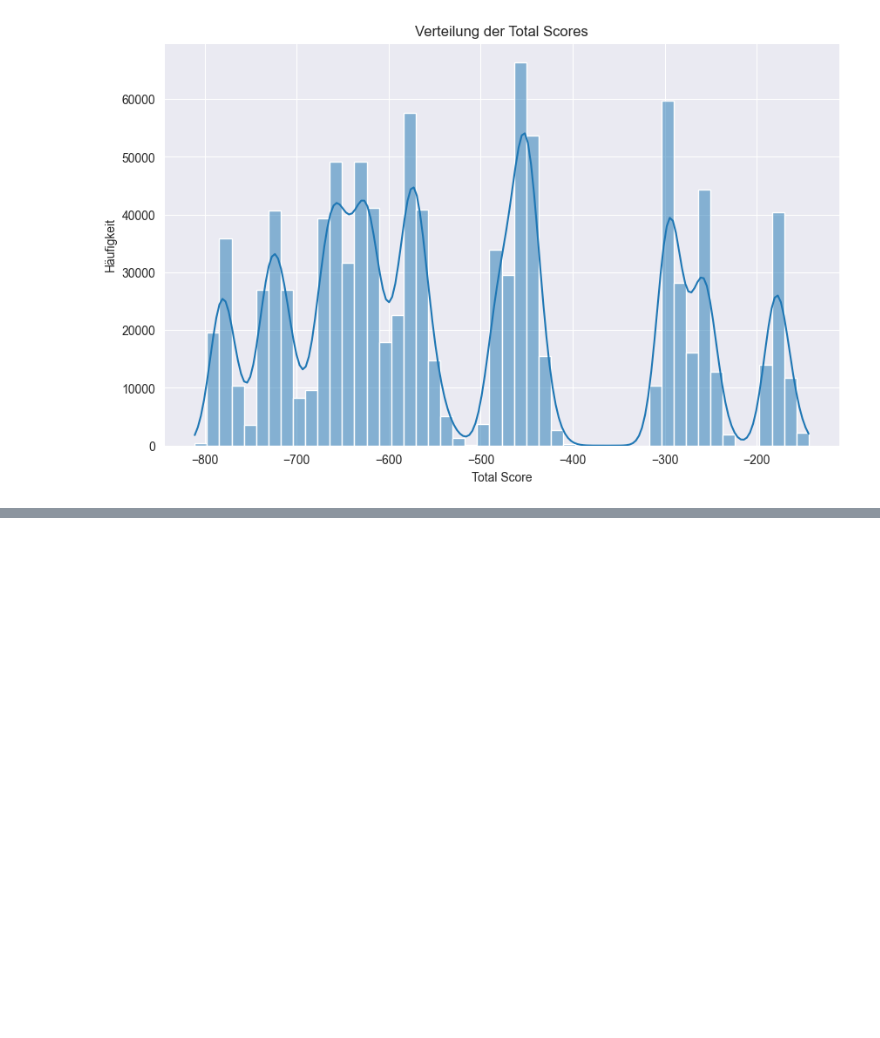
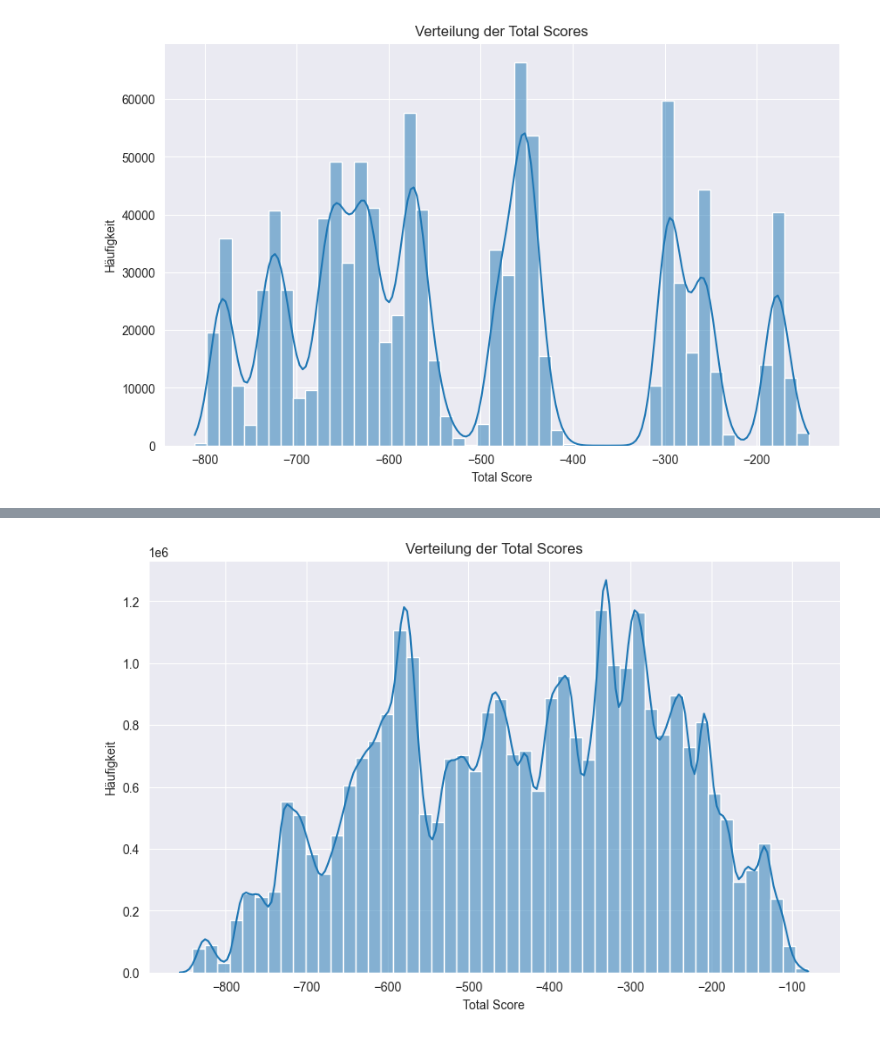
Before and after one commit to yb04/METL-Rosetta, a Jupyter notebook: data_preprocessing/data_insights.ipynb, the cells around one changed output, grey strips where cells are left out. Cells and saved outputs as stored; diff of their text form; code cells hidden in the pictures; blank space fills up the shorter version.

```diff
--- a/data_preprocessing/data_insights.ipynb
+++ b/data_preprocessing/data_insights.ipynb
@@ -89,0 +170,12 @@ Name: count, dtype: int64
+# %%
+import seaborn as sns
+import matplotlib.pyplot as plt
+
+plt.figure(figsize=(10,6))
+sns.histplot(df_prefix_scores['total_score'], bins=50, kde=True)
+plt.xlabel("Total Score")
+plt.ylabel("Häufigkeit")
+plt.title("Verteilung der Total Scores")
+plt.show()
+# %% [output]
+[figure, added]
```
Also changed, not shown: parts of 9 cells of this notebook.
